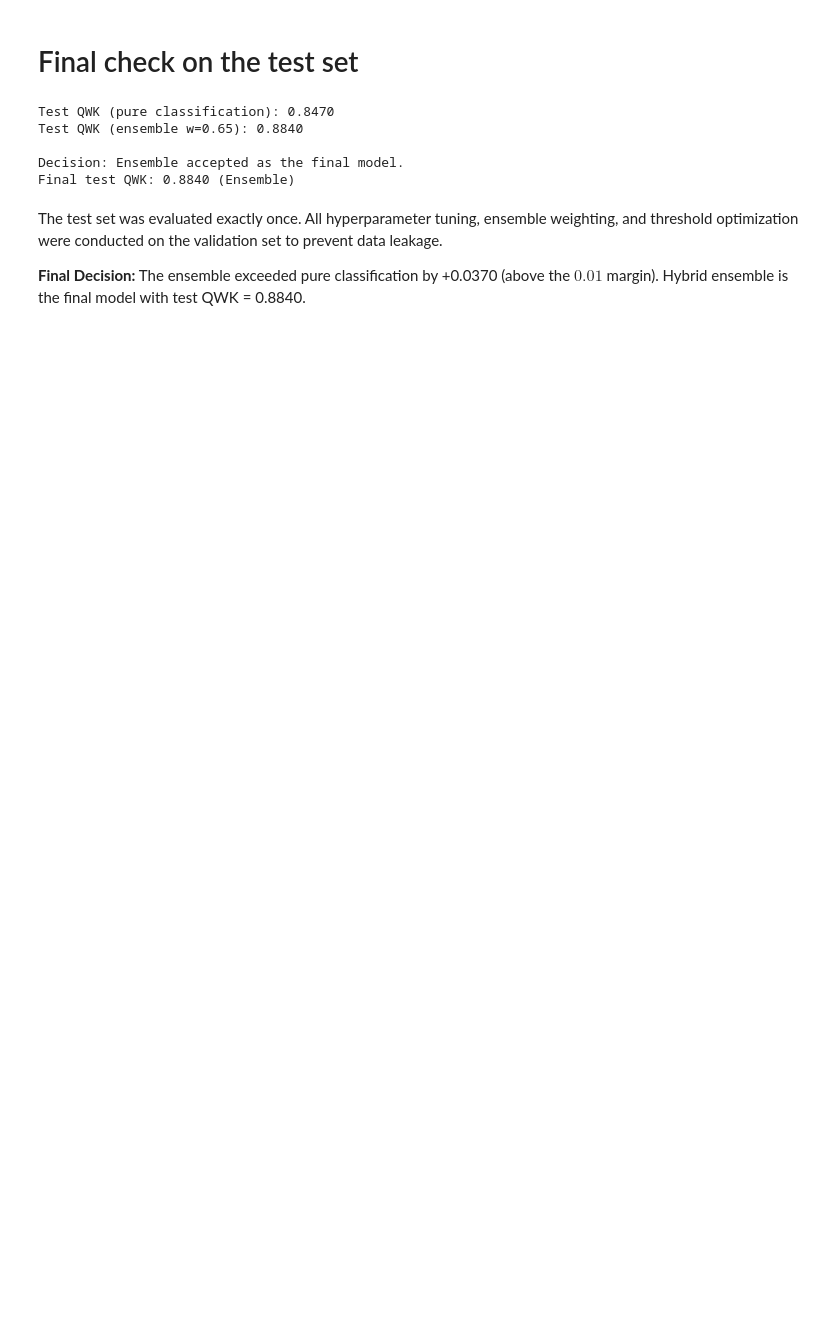
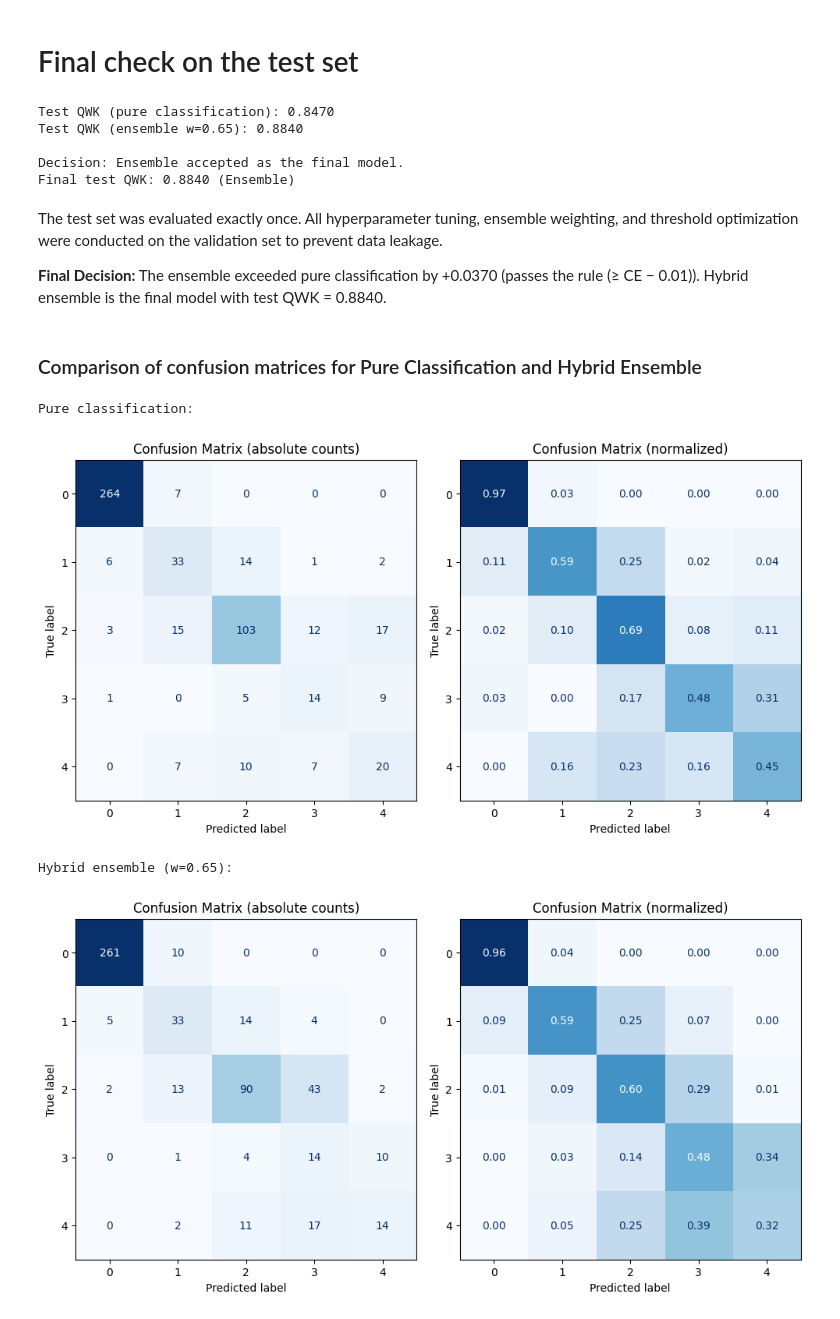
Before and after one commit to valeria-ltv/diabetic-retinopathy-classifier, a Jupyter notebook: notebooks/05_modeling_experiments.ipynb, the cells around one changed output. Drawn from its saved outputs; the diff is of its cells as text; code cells hidden in the pictures; blank space fills up the shorter version.

Commit message:
Add test confusion matrices and bootstrap CI to modeling notebook

```diff
--- a/notebooks/05_modeling_experiments.ipynb
+++ b/notebooks/05_modeling_experiments.ipynb
@@ -601,16 +602,16 @@ To leverage the strengths of both approaches (the better recall performance of c
 # Load models and collect predictions on validation
 model_reg = RegressionModel()
 model_reg.load_state_dict(torch.load(MODELS_PATH / 'best_effnetb0_reg.pth', weights_only=True))
-raw_preds_reg, _, targets_reg = collect_preds_reg(model_reg, val_loader, device)
+targets_reg, raw_preds_reg, _, = collect_preds_reg(model_reg, val_loader, device)
 
-model_class = PretrainedModel(model_name="efficientnet_b0")
+model_class = ClassificationModel(model_name="efficientnet_b0")
 model_class.load_state_dict(torch.load(MODELS_PATH / 'best_effnetb0_smoothed_weights.pth', weights_only=True))
-targets_class, probs, _ = collect_preds(model_class, val_loader, device)
+targets_clf, probs_clf, _ = collect_preds(model_class, val_loader, device)
 # %%
 # Convert predictions and targets to numpy arrays
 targets = np.array(targets_reg)
 raw_preds_reg = np.array(raw_preds_reg)
-val_probs = np.array(probs)
+val_probs = np.array(probs_clf)
 
 # Calculate expected values for classification probabilities
 class_values = np.array([0, 1, 2, 3, 4])
@@ -730,35 +732,35 @@ test_loader = get_dataloader(test_dataset, batch_size=16, num_workers=2)
 # Load models and collect predictions on test set
 model_reg = RegressionModel()
 model_reg.load_state_dict(torch.load(MODELS_PATH / 'best_effnetb0_reg.pth', weights_only=True))
-test_raw_preds_reg, _, test_targets = collect_preds_reg(model_reg, test_loader, device)
+test_targets, test_raw_preds_reg, _ = collect_preds_reg(model_reg, test_loader, device)
 
-model_class = PretrainedModel(model_name="efficientnet_b0")
+model_class = ClassificationModel(model_name="efficientnet_b0")
 model_class.load_state_dict(torch.load(MODELS_PATH / 'best_effnetb0_smoothed_weights.pth', weights_only=True))
-_, test_probs, _ = collect_preds(model_class, test_loader, device)
+_, test_probs_clf, _ = collect_preds(model_class, test_loader, device)
 # %%
 # Convert test predictions and targets to numpy arrays
 test_targets = np.array(test_targets)
 test_raw_preds_reg = np.array(test_raw_preds_reg)
-test_probs = np.array(test_probs)
+test_probs_clf = np.array(test_probs_clf)
 
 # Calculate expected values for classification probabilities
 class_values = np.array([0, 1, 2, 3, 4])
-test_class_scores = np.sum(test_probs * class_values, axis=1)
+test_class_scores = np.sum(test_probs_clf * class_values, axis=1)
 
 # Compute ensemble raw scores using the optimal weight from validation (w = 0.65)
 test_ensemble_raw = best_w * test_class_scores + (1 - best_w) * test_raw_preds_reg
 
 # Apply thresholds optimized on the validation set
-test_ensemble_preds = apply_thresholds(test_ensemble_raw, [0.531, 1.5119, 2.4416, 3.4799])
+test_ensemble_preds = apply_thresholds(test_ensemble_raw, best_thresholds)
 
 # Calculate test QWK for the ensemble and pure classification baseline
 test_qwk_ensemble = cohen_kappa_score(test_targets, test_ensemble_preds, weights='quadratic')
-test_qwk_ce = cohen_kappa_score(test_targets, np.argmax(test_probs, axis=1), weights='quadratic')
+test_qwk_ce = cohen_kappa_score(test_targets, np.argmax(test_probs_clf, axis=1), weights='quadratic')
 
 print(f"Test QWK (pure classification): {test_qwk_ce:.4f}")
 print(f"Test QWK (ensemble w={best_w}): {test_qwk_ensemble:.4f}")
 
-# Fallback Rule: Accept ensemble if it doesn't fall behind CE by more than the margin
+# Fallback rule: Accept ensemble if it doesn't fall behind CE by more than the margin
 threshold_margin = 0.01
 
 if test_qwk_ensemble >= (test_qwk_ce - threshold_margin):
@@ -780,4 +782,16 @@ Final test QWK: 0.8840 (Ensemble)
 # %% [markdown]
 The test set was evaluated exactly once. All hyperparameter tuning, ensemble weighting, and threshold optimization were conducted on the validation set to prevent data leakage.
 
-**Final Decision:** The ensemble exceeded pure classification by +0.0370 (above the $0.01$ margin). Hybrid ensemble is the final model with test QWK = 0.8840.
+**Final Decision:** The ensemble exceeded pure classification by +0.0370 (passes the rule (≥ CE − 0.01)). Hybrid ensemble is the final model with test QWK = 0.8840.
+# %% [markdown]
+### Comparison of confusion matrices for Pure Classification and Hybrid Ensemble
+# %%
+print("\nPure classification:")
+plot_confusion_matrices(test_targets, np.argmax(test_probs_clf, axis=1), save=True, image_name="effnetb0_classification_cm_test")
+print(f"\nHybrid ensemble (w={best_w}):")
+plot_confusion_matrices(test_targets, test_ensemble_preds, save=True, image_name="effnetb0_ensemble_cm_test")
+# %% [output]
+Pure classification:
+[figure, added]
+Hybrid ensemble (w=0.65):
+[figure, added]
```
Also changed, not shown: parts of 15 cells of this notebook.
